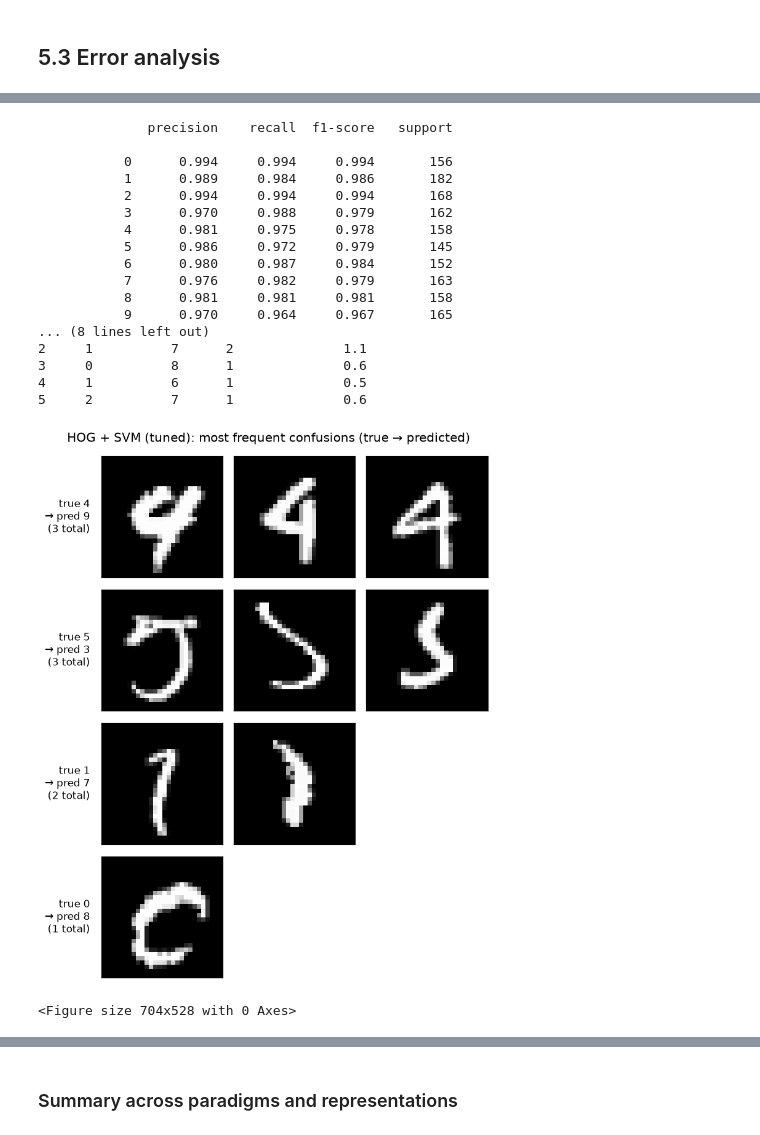
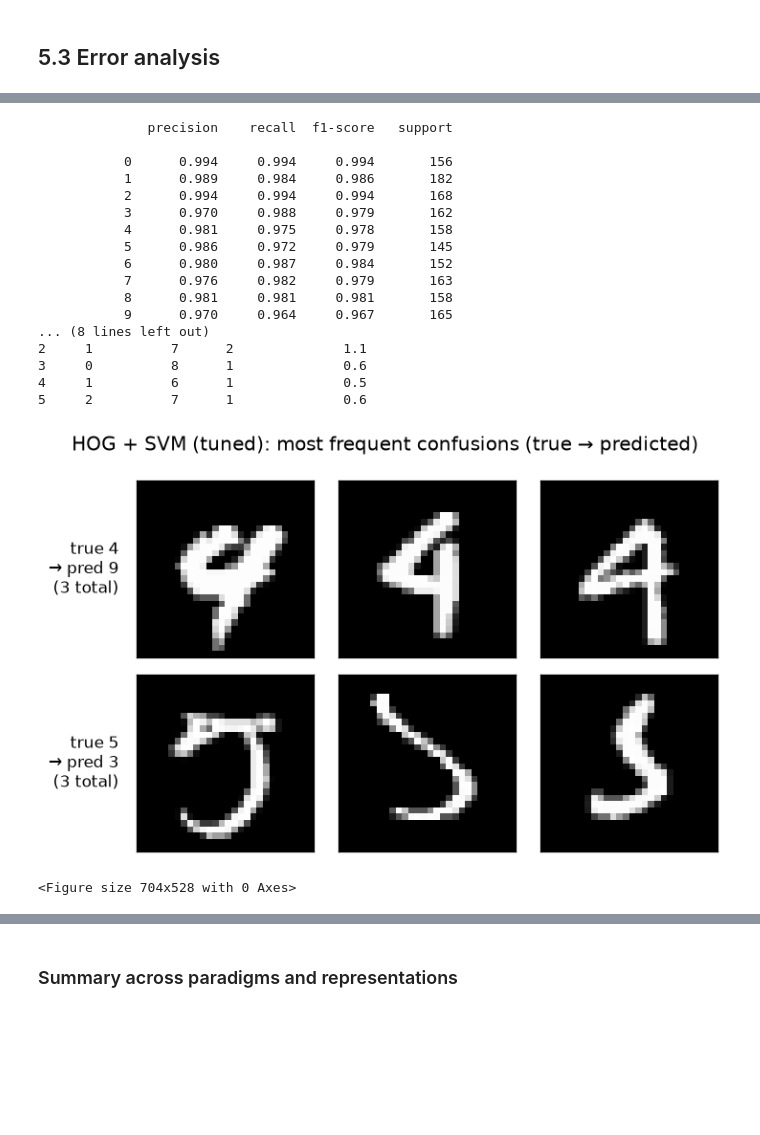
Before and after one commit to BRohit31/Handwritten-Image-Classification, a Jupyter notebook: main.ipynb, the cells around one changed output, grey strips where cells are left out. Drawn from its saved outputs; the diff is of its cells as text; code cells hidden in the pictures; blank space fills up the shorter version.

Commit message:
updated some plots

```diff
--- a/main.ipynb
+++ b/main.ipynb
@@ -1231,7 +1233,8 @@ all_specs = {**baseline_specs, **feat_specs, **tuned_specs}
 ranking = list(leaderboard.index)
 nn_names = [n for n, s in all_specs.items() if s['kind'] == 'nn']
 best_nn = max(nn_names, key=lambda n: all_cv[n]['folds']['accuracy'].mean())
-finalists = list(dict.fromkeys(ranking[:2] + [best_nn]))
+# finalists = list(dict.fromkeys(ranking[:2] + [best_nn]))  # alternatively top 2 + best NN
+finalists = list(dict.fromkeys(['CNN', 'HOG + SVM (tuned)','kNN (tuned)']))
 print('finalists:', finalists)
 
 final = {n: fit_and_test(n, all_specs[n], x_train, y_train, x_test, y_test, seed=SEED) for n in finalists}
@@ -1298,33 +1422,33 @@ save_fig('misclassified_cnn')
 # %%
 # for HOG + SVM (tuned)
 focus = 'HOG + SVM (tuned)'
 y_pred = final[focus]['y_pred']
 print(classification_report(y_test, y_pred, digits=3))
 
 # For CNN
 confusions = top_confusions(y_test, y_pred)
 print(confusions)
 
-plot_misclassified(x_test, y_test, y_pred, list(zip(confusions['true'][:4], confusions['predicted'][:4])),
+plot_misclassified(x_test, y_test, y_pred, list(zip(confusions['true'][:2], confusions['predicted'][:4])),
                    title=f'{focus}: most frequent confusions (true → predicted)')
 save_fig('misclassified_hog_svm')
 # %% [output]
               precision    recall  f1-score   support
 
            0      0.994     0.994     0.994       156
            1      0.989     0.984     0.986       182
            2      0.994     0.994     0.994       168
            3      0.970     0.988     0.979       162
            4      0.981     0.975     0.978       158
            5      0.986     0.972     0.979       145
            6      0.980     0.987     0.984       152
            7      0.976     0.982     0.979       163
            8      0.981     0.981     0.981       158
            9      0.970     0.964     0.967       165
 ... (8 lines left out)
 2     1          7      2              1.1
 3     0          8      1              0.6
 4     1          6      1              0.5
 5     2          7      1              0.6
-[figure, old version]
+[figure, new version]
 <Figure size 704x528 with 0 Axes>
```
Also changed, not shown: parts of 19 cells of this notebook.
